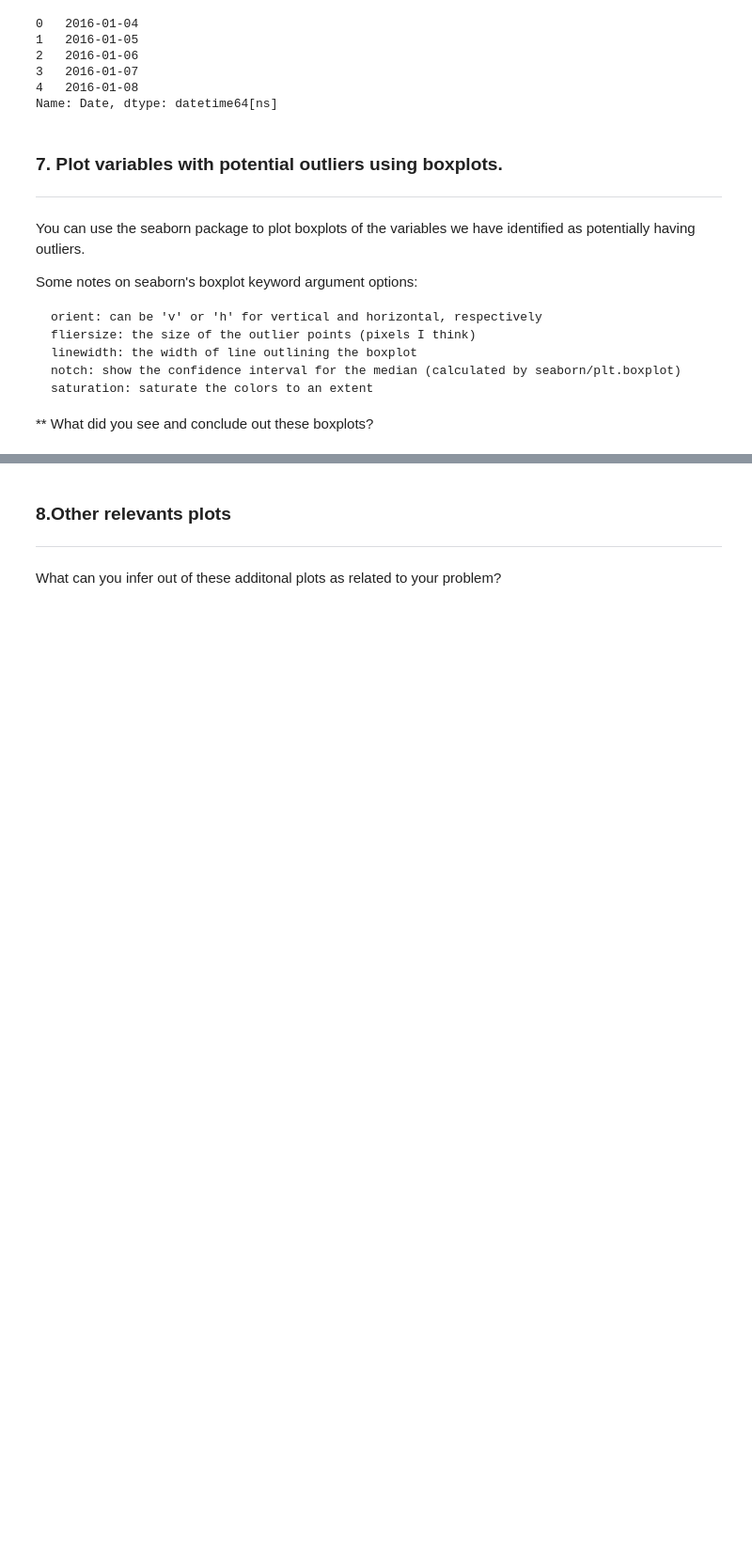
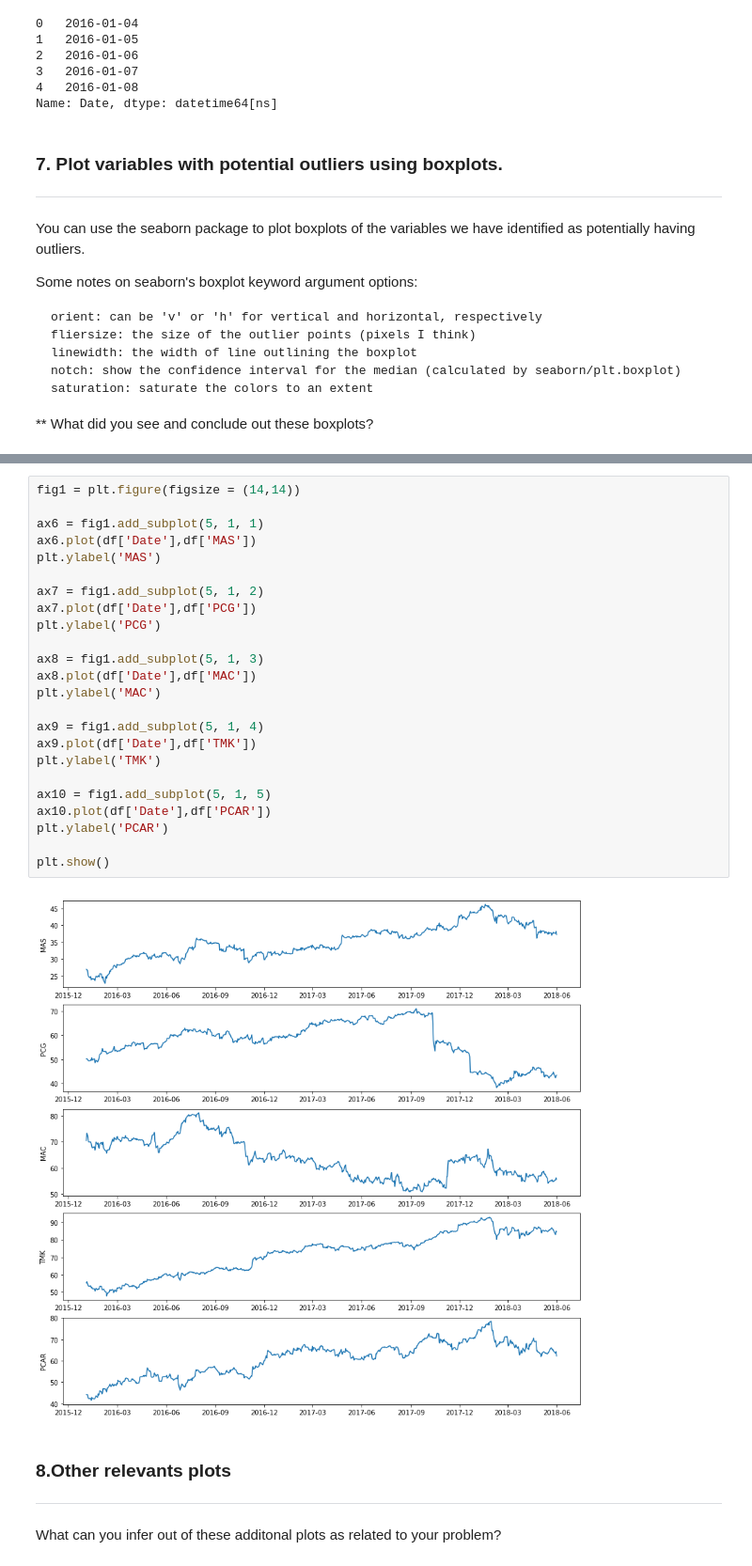
Before and after one commit to twest1494/Unit-2-Project, a Jupyter notebook: eda-template.ipynb, the cells around one changed output, grey strips where cells are left out. Shown at 94% size. Cells and saved outputs as stored; diff of their text form; blank space fills up the shorter version.

```diff
--- a/eda-template.ipynb
+++ b/eda-template.ipynb
@@ -275,3 +325,29 @@ df['TGT'].plot(x = df['Date'])
+# %%
+fig1 = plt.figure(figsize = (14,14))
+
+ax6 = fig1.add_subplot(5, 1, 1)
+ax6.plot(df['Date'],df['MAS'])
+plt.ylabel('MAS')
+
+ax7 = fig1.add_subplot(5, 1, 2)
+ax7.plot(df['Date'],df['PCG'])
+plt.ylabel('PCG')
+
+ax8 = fig1.add_subplot(5, 1, 3)
+ax8.plot(df['Date'],df['MAC'])
+plt.ylabel('MAC')
+
+ax9 = fig1.add_subplot(5, 1, 4)
+ax9.plot(df['Date'],df['TMK'])
+plt.ylabel('TMK')
+
+ax10 = fig1.add_subplot(5, 1, 5)
+ax10.plot(df['Date'],df['PCAR'])
+plt.ylabel('PCAR')
+
+plt.show()
+# %% [output]
+[figure, added]
 # %% [markdown]
 ### 8.Other relevants plots
 
```
Also changed, not shown: parts of 7 cells of this notebook.
